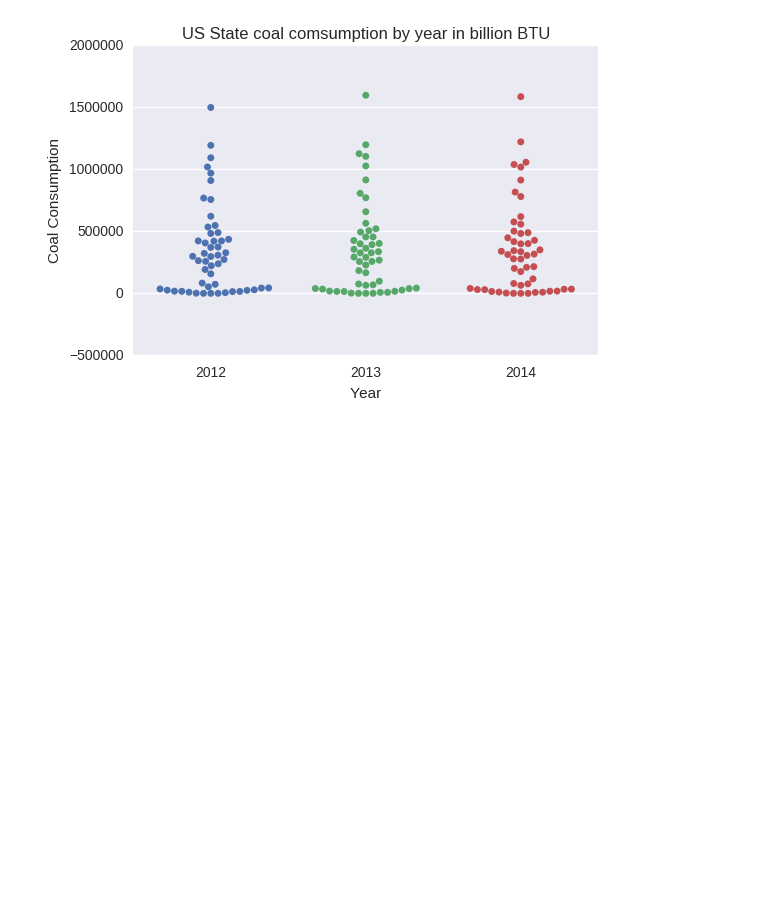
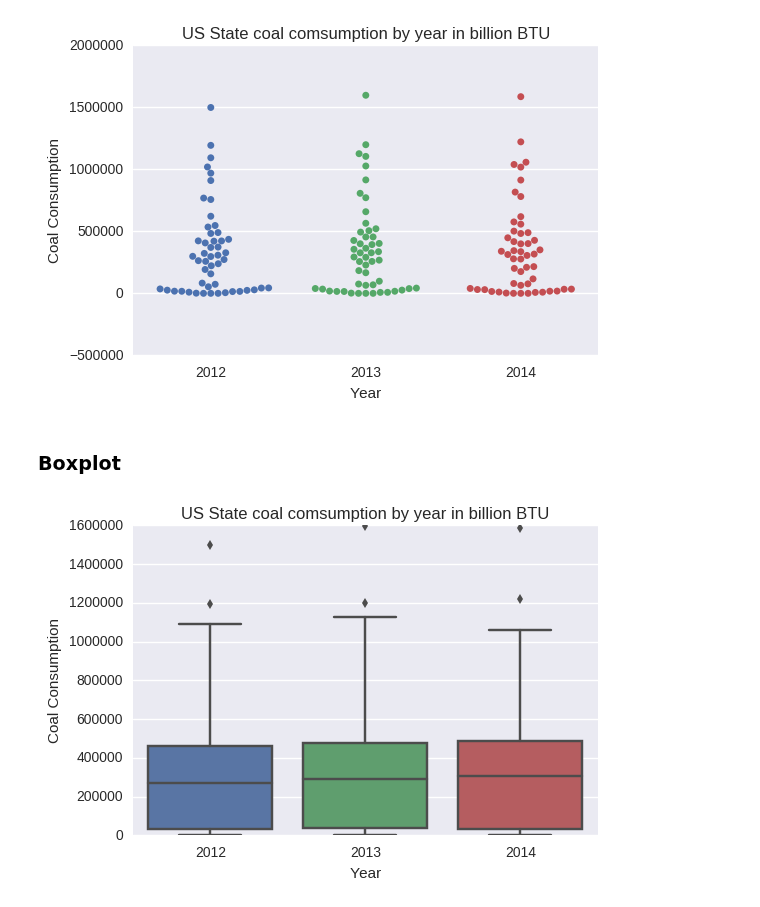
Before and after one commit to 315iah515/Thinkful-Notebooks, a Jupyter notebook: Bootcamp/Drill_PresentSameDataMultipleWays.ipynb, the cells around one changed output. Drawn from its saved outputs; the diff is of its cells as text; code cells hidden in the pictures; blank space fills up the shorter version.

Commit message:
Completion of intermediate visualization drill

```diff
--- a/Bootcamp/Drill_PresentSameDataMultipleWays.ipynb
+++ b/Bootcamp/Drill_PresentSameDataMultipleWays.ipynb
@@ -165,3 +165,11 @@ sns.plt.title('US State coal comsumption by year in billion BTU')
 plt.show()
 # %% [output]
 [figure]
+# %% [markdown]
+### Boxplot
+# %%
+sns.boxplot(y="Coal Consumption", x="Year", data=AllYearsCoalC_df)
+sns.plt.title('US State coal comsumption by year in billion BTU')
+plt.show()
+# %% [output]
+[figure, added]
```
Also changed, not shown: parts of 14 cells of this notebook.
